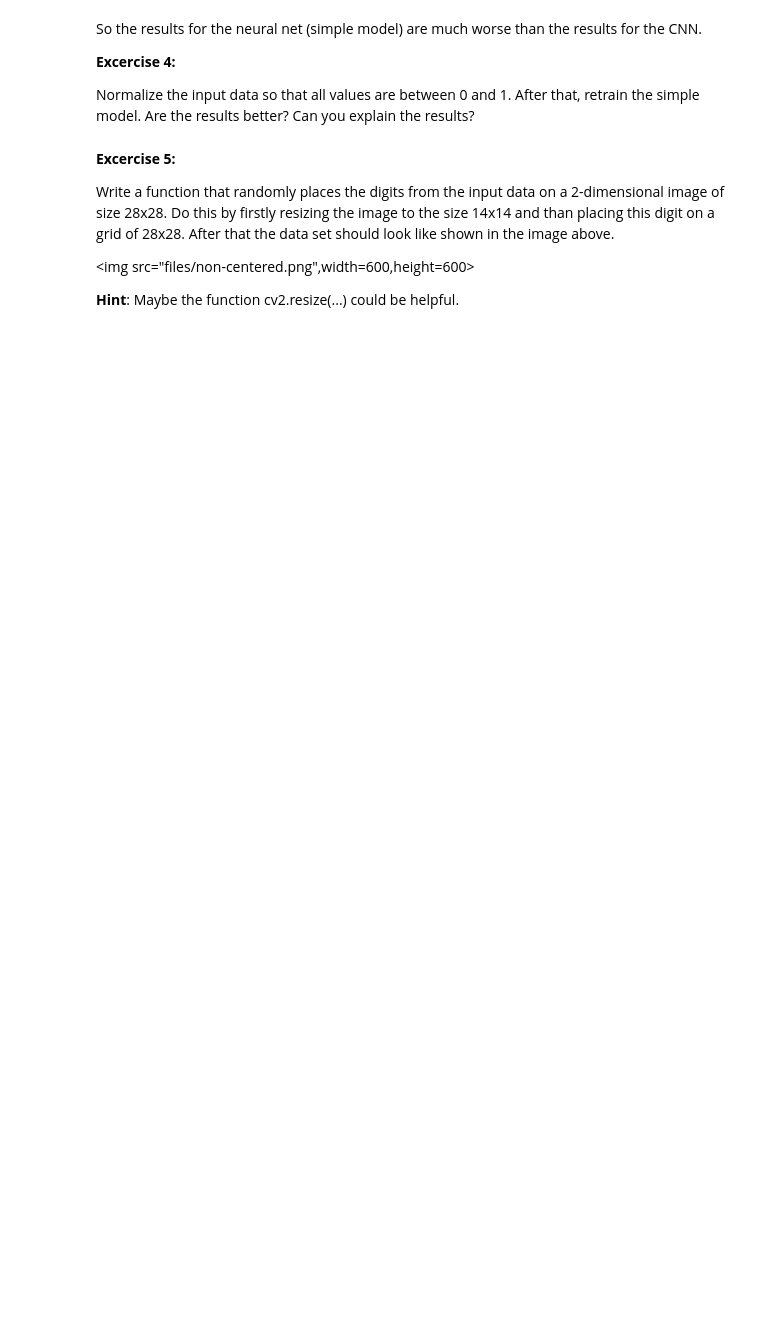
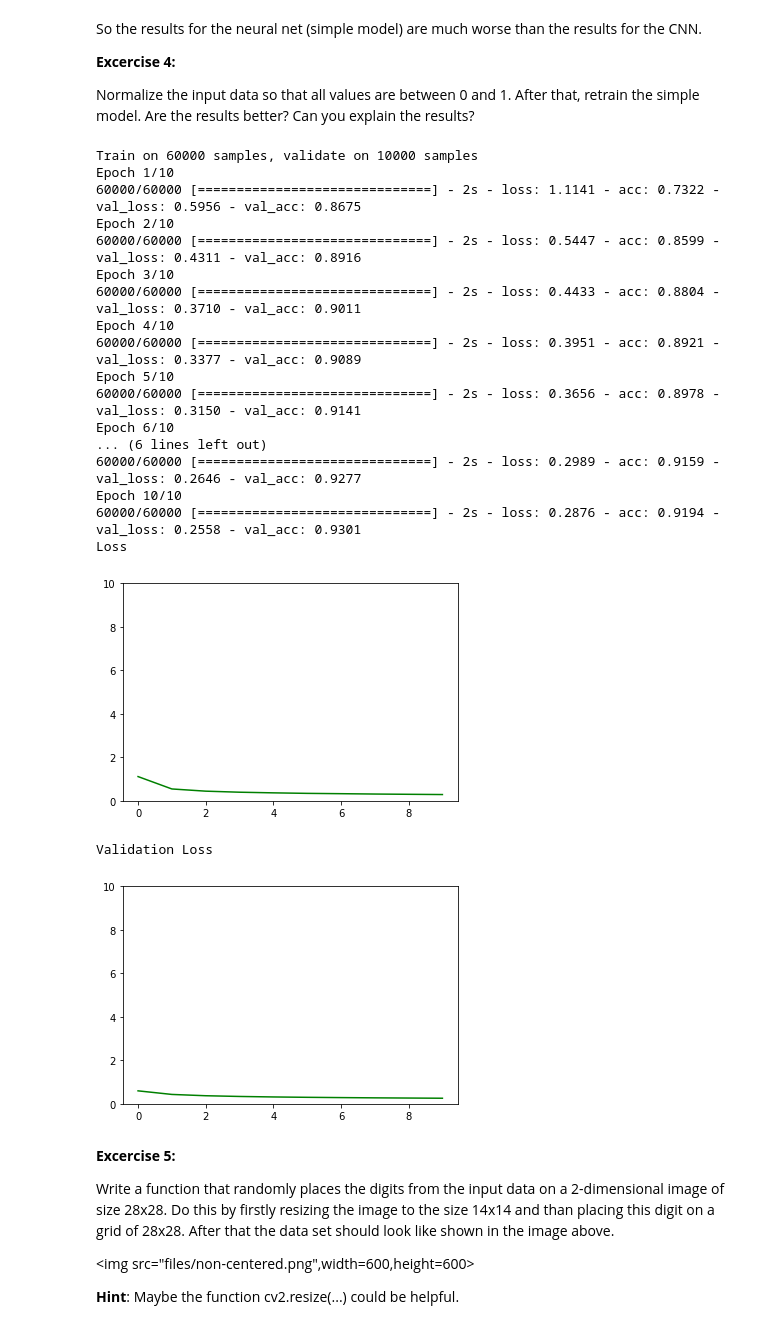
Before and after one commit to WGierke/master_programme, a Jupyter notebook: Intelligent_Data_Analysis_2/Exercise2/NeuralNets_ConvNet.ipynb, the cells around one changed output. Drawn from its saved outputs; the diff is of its cells as text; code cells hidden in the pictures; blank space fills up the shorter version.

```diff
--- a/Intelligent_Data_Analysis_2/Exercise2/NeuralNets_ConvNet.ipynb
+++ b/Intelligent_Data_Analysis_2/Exercise2/NeuralNets_ConvNet.ipynb
@@ -152,17 +236,44 @@ So the results for the neural net (simple model) are much worse than the results
 
 Normalize the input data so that all values are between 0 and 1. After that, retrain the simple model. Are the results better? Can you explain the results?
 # %%
-# YOUR CODE GOES HERE
-# normalize images
-x_train_rescaled =
-x_test_rescaled =
+x_train_rescaled = x_train / 255
+x_test_rescaled = x_test / 255
 
 # retrain model
 batch_size = 128
 simpleModel = getSimpleModel()
 learnHistSimple = simpleModel.fit(x_train_rescaled,oneHotLabelTrain,validation_data=(x_test_rescaled,oneHotLabelTest),
                                   batch_size=batch_size,
                                   epochs=10)
+print("Loss")
+plt.plot(learnHistSimple.history['loss'], color='green')
+plt.ylim([0, 10])
+plt.show()
+print("Validation Loss")
+plt.plot(learnHistSimple.history['val_loss'], color='green')
+plt.ylim([0, 10])
+plt.show()
+# %% [output]
+Train on 60000 samples, validate on 10000 samples
+Epoch 1/10
+60000/60000 [==============================] - 2s - loss: 1.1141 - acc: 0.7322 - val_loss: 0.5956 - val_acc: 0.8675
+Epoch 2/10
+60000/60000 [==============================] - 2s - loss: 0.5447 - acc: 0.8599 - val_loss: 0.4311 - val_acc: 0.8916
+Epoch 3/10
+60000/60000 [==============================] - 2s - loss: 0.4433 - acc: 0.8804 - val_loss: 0.3710 - val_acc: 0.9011
+Epoch 4/10
+60000/60000 [==============================] - 2s - loss: 0.3951 - acc: 0.8921 - val_loss: 0.3377 - val_acc: 0.9089
+Epoch 5/10
+60000/60000 [==============================] - 2s - loss: 0.3656 - acc: 0.8978 - val_loss: 0.3150 - val_acc: 0.9141
+Epoch 6/10
+... (6 lines left out)
+60000/60000 [==============================] - 2s - loss: 0.2989 - acc: 0.9159 - val_loss: 0.2646 - val_acc: 0.9277
+Epoch 10/10
+60000/60000 [==============================] - 2s - loss: 0.2876 - acc: 0.9194 - val_loss: 0.2558 - val_acc: 0.9301
+Loss
+[figure, added]
+Validation Loss
+[figure, added]
 # %% [markdown]
 <b>Excercise 5:</b>
 
```
Also changed, not shown: parts of 18 cells of this notebook, 1 other file.
